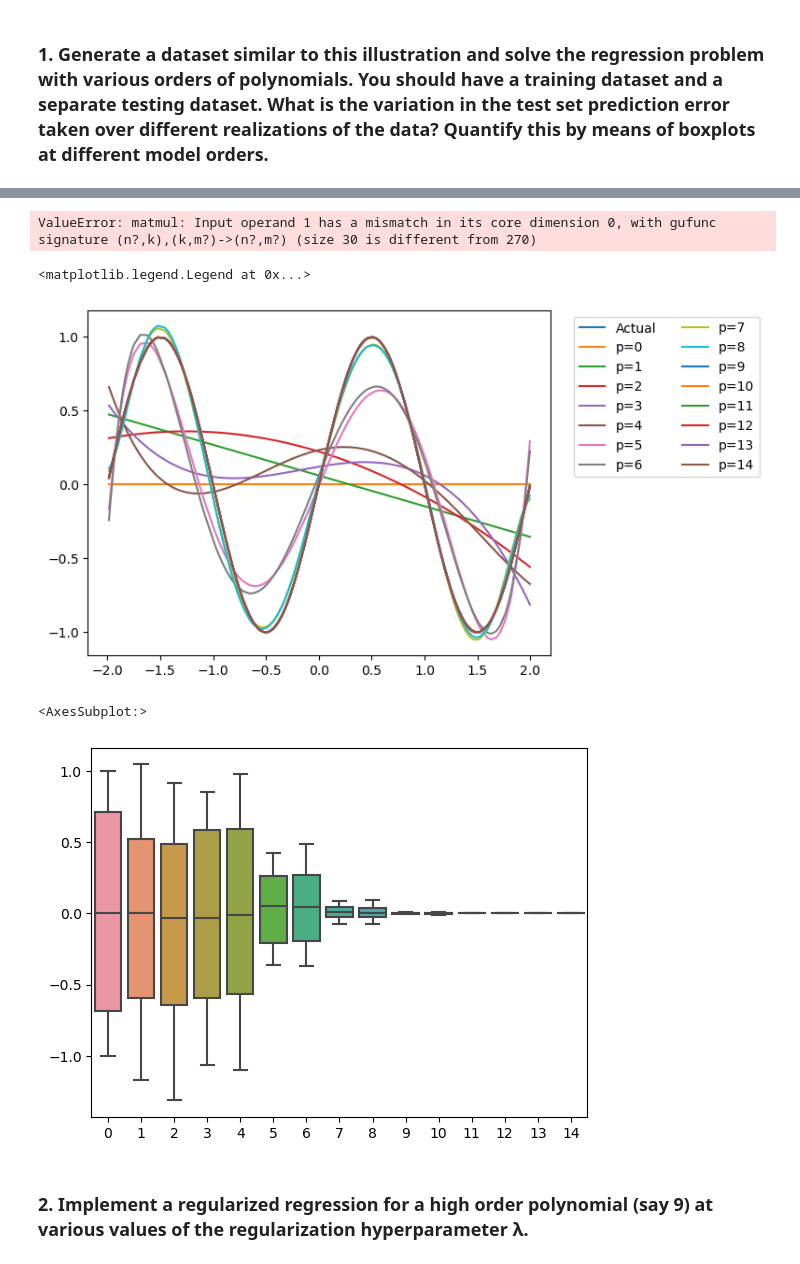
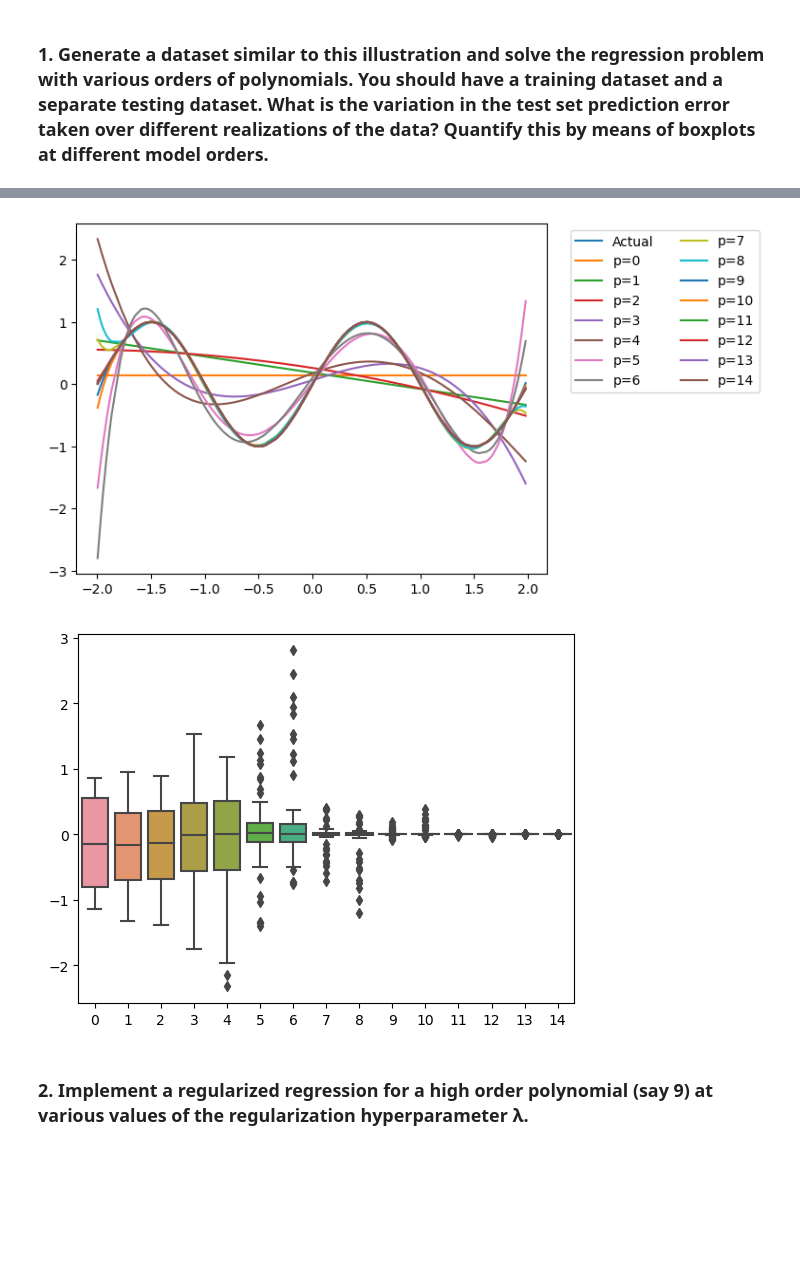
Before and after one commit to FredMCA/COMP6257-Coursework_1, a Jupyter notebook: notebook.ipynb, the cells around one changed output, grey strips where cells are left out. Cells and saved outputs as stored; diff of their text form; code cells hidden in the pictures; blank space fills up the shorter version.

Commit message:
Adding boxplots and images for Question 3.

```diff
--- a/notebook.ipynb
+++ b/notebook.ipynb
@@ -93,17 +94,15 @@ plt.legend()
 t_array = []
 
 for i in range(0,15):
-    t_array.append(polynomial_regression(x_test, x_train, y_test, 0, i))
+    t_array.append(polynomial_regression(x_train, x_test, y_test, 0, i))
-# %% [output]
-ValueError: matmul: Input operand 1 has a mismatch in its core dimension 0, with gufunc signature (n?,k),(k,m?)->(n?,m?) (size 30 is different from 270)
 # %%
 plt.plot(x_train, y_train, label="Actual")
-for i in range(0,15):
+for i in range(0,25):
     plt.plot(x_train, t_array[i], label="p="+str(i))
 plt.legend(loc='upper center', bbox_to_anchor=(1.25, 1), ncol=2)
+plt.savefig("fig/pvalueplots.png")
 # %% [output]
-<matplotlib.legend.Legend at 0x...>
-[figure, old version]
+[figure, new version]
 # %%
 def error(y,t):
     error = 0
@@ -122,10 +121,13 @@ for i in range(0,15):
 # %%
 import seaborn as sns
 
-sns.boxplot(data=error_value)
+plot = sns.boxplot(data=error_value)
+
+fig = plot.get_figure()
+
+fig.savefig("fig/boxplot.png")
 # %% [output]
-<AxesSubplot:>
-[figure, old version]
+[figure, new version]
 # %% [markdown]
 ### 2. Implement a regularized regression for a high order polynomial (say 9) at various values of the regularization hyperparameter λ.
 # %% [markdown]
```
Also changed, not shown: parts of 2 cells of this notebook, 5 other files.
